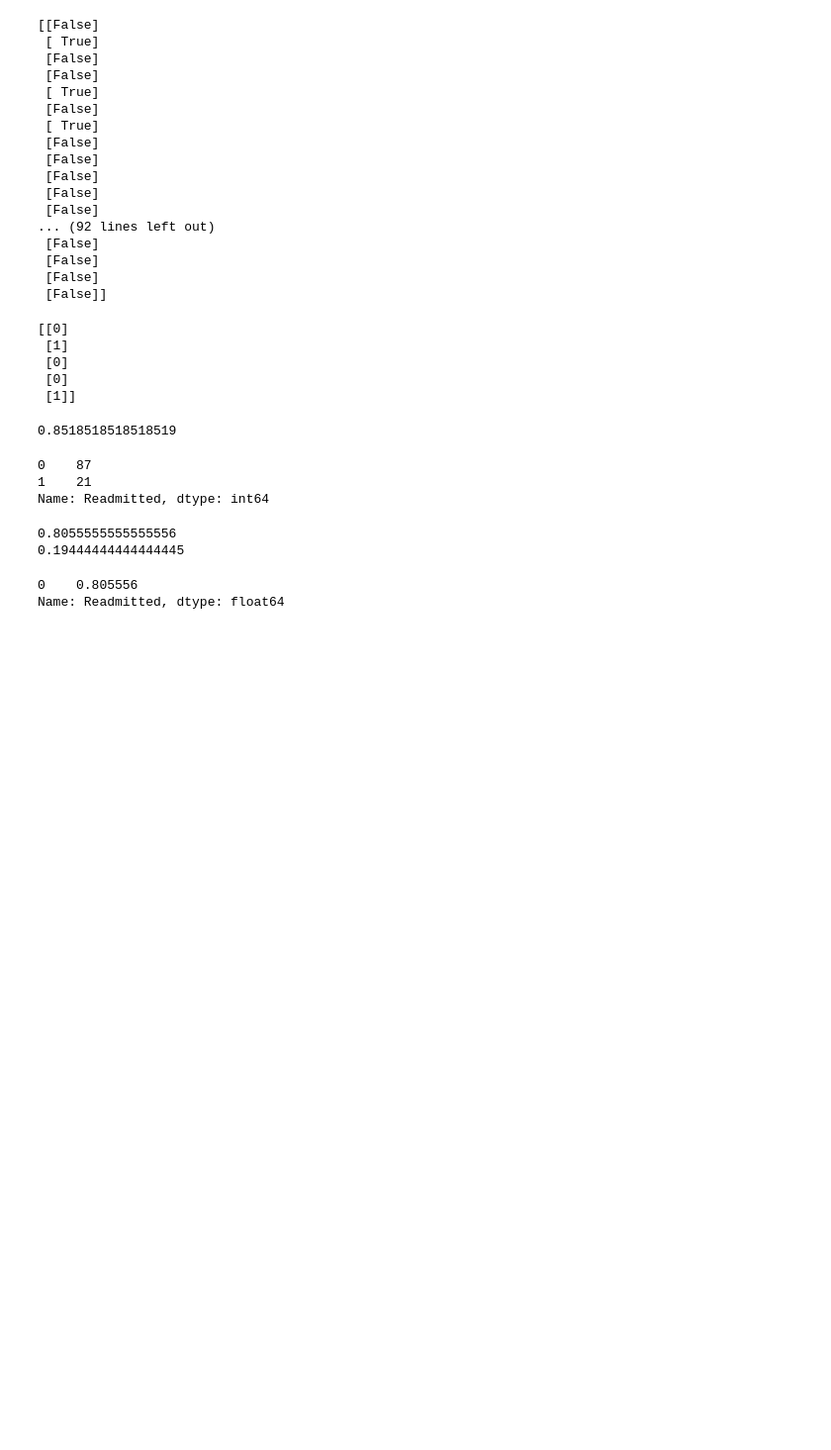
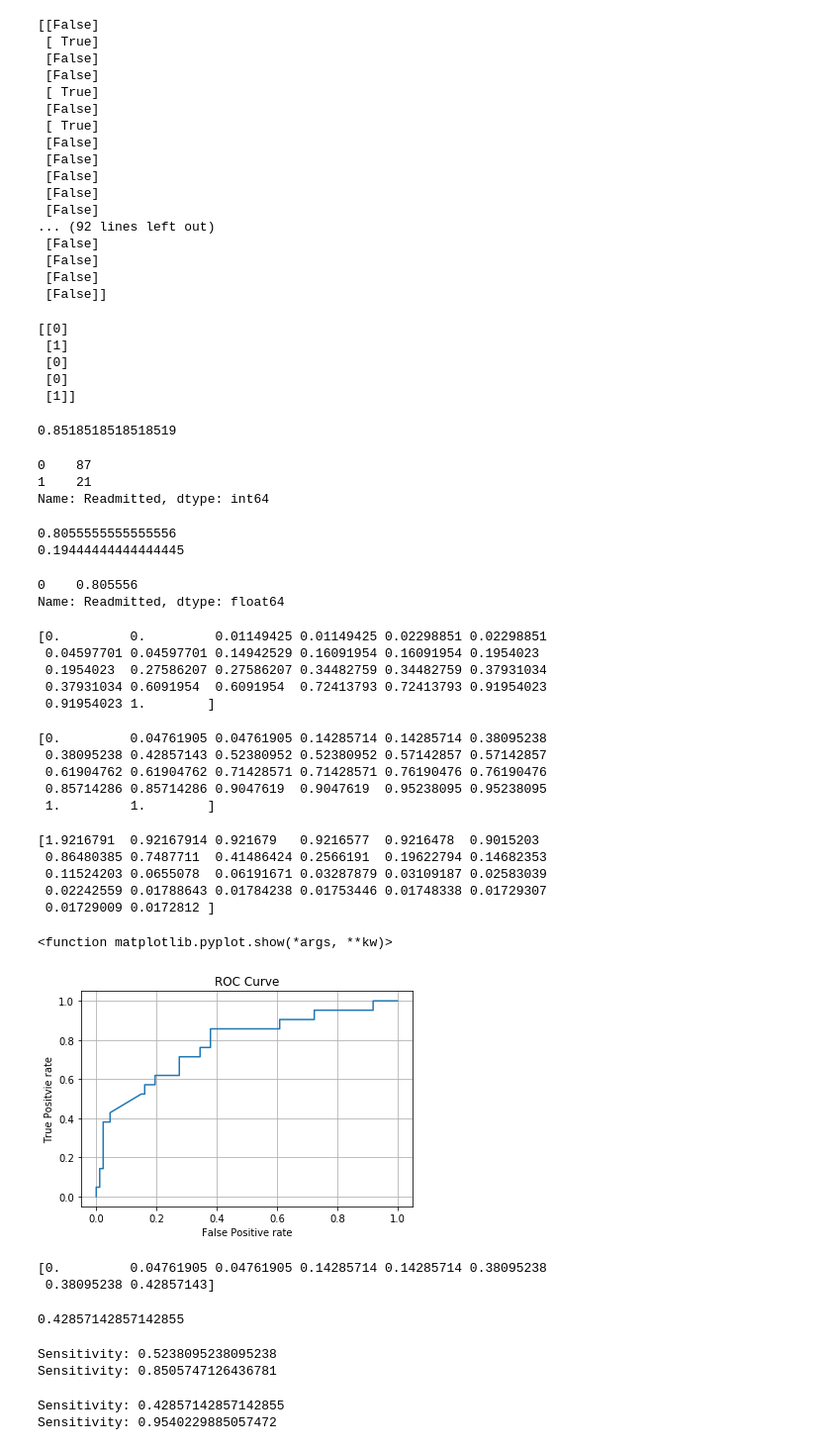
Before and after one commit to thebluesky0205/testRepoLKS, a Jupyter notebook: fourteenth.ipynb, the cells around one changed output. Shown at 99% size. Saved outputs shown, nothing was run; the diff lists cells and outputs as text; code cells hidden in the pictures; blank space fills up the shorter version.

```diff
--- a/fourteenth.ipynb
+++ b/fourteenth.ipynb
@@ -510,0 +513,30 @@ Name: Readmitted, dtype: float64
+# %%
+#fpr(거짓 양성률): 실제로는 해당 사항이 없지만
+#               해당사항이 있다고 판정하는 경우
+fpr, tpr,thresholds = roc_curve(
+    y_test, y_pred_prob
+)
+# %%
+print(fpr)
+# %% [output]
+[0.         0.         0.01149425 0.01149425 0.02298851 0.02298851
+ 0.04597701 0.04597701 0.14942529 0.16091954 0.16091954 0.1954023
+ 0.1954023  0.27586207 0.27586207 0.34482759 0.34482759 0.37931034
+ 0.37931034 0.6091954  0.6091954  0.72413793 0.72413793 0.91954023
+ 0.91954023 1.        ]
+# %%
+print(tpr)
+# %% [output]
+[0.         0.04761905 0.04761905 0.14285714 0.14285714 0.38095238
+ 0.38095238 0.42857143 0.52380952 0.52380952 0.57142857 0.57142857
+ 0.61904762 0.61904762 0.71428571 0.71428571 0.76190476 0.76190476
+ 0.85714286 0.85714286 0.9047619  0.9047619  0.95238095 0.95238095
+ 1.         1.        ]
+# %%
+print(thresholds)
+# %% [output]
+[1.9216791  0.92167914 0.921679   0.9216577  0.9216478  0.9015203
+ 0.86480385 0.7487711  0.41486424 0.2566191  0.19622794 0.14682353
+ 0.11524203 0.0655078  0.06191671 0.03287879 0.03109187 0.02583039
+ 0.02242559 0.01788643 0.01784238 0.01753446 0.01748338 0.01729307
+ 0.01729009 0.0172812 ]
@@ -510,0 +545,10 @@ Name: Readmitted, dtype: float64
+# %%
+plt.plot(fpr, tpr)
+plt.title("ROC Curve")
+plt.xlabel("False Positive rate")
+plt.ylabel("True Positvie rate")
+plt.grid(True)
+plt.show
+# %% [output]
+<function matplotlib.pyplot.show(*args, **kw)>
+[figure, added]
@@ -510,0 +565,21 @@ Name: Readmitted, dtype: float64
+# %%
+print(tpr[thresholds > 0.5])
+# %% [output]
+[0.         0.04761905 0.04761905 0.14285714 0.14285714 0.38095238
+ 0.38095238 0.42857143]
+# %%
+# 파이썬은 배열을 거꾸로 순회할수 있다. 맨뒤껄찾음
+print(tpr[thresholds > 0.5][-1])
+# %% [output]
+0.42857142857142855
+# %%
+# 민감 / 특이도
+optimum_threshold(0.3)
+# %% [output]
+Sensitivity: 0.5238095238095238
+Sensitivity: 0.8505747126436781
+# %%
+optimum_threshold(0.5)
+# %% [output]
+Sensitivity: 0.42857142857142855
+Sensitivity: 0.9540229885057472
```
Also changed, not shown: parts of 7 cells of this notebook.
